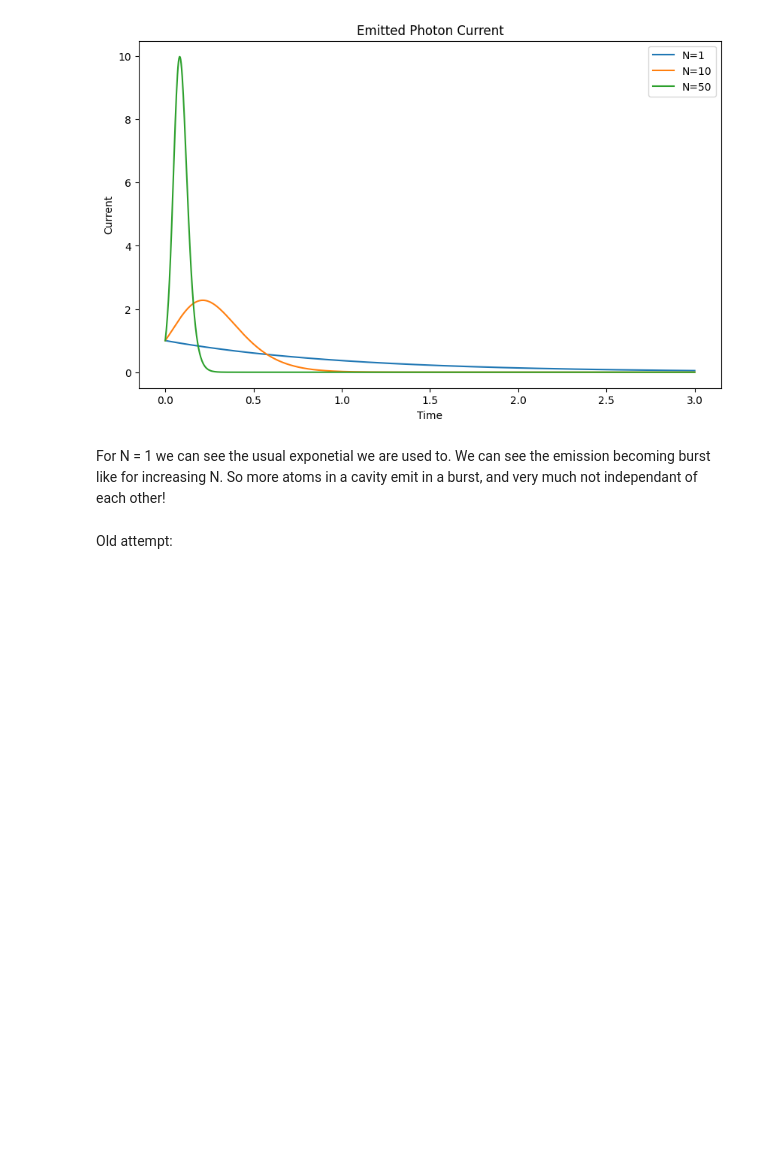
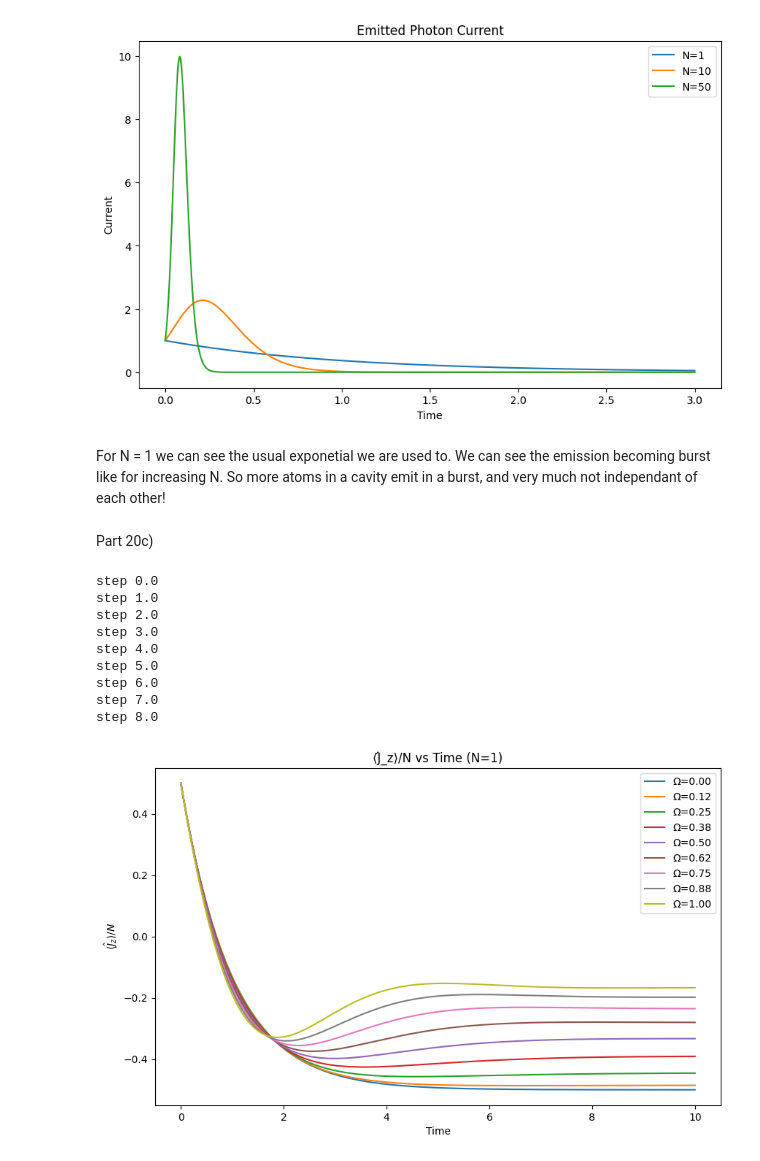
Before and after one commit to tillnem/TQO-Homework, a Jupyter notebook: Till/HA 7 TQO Till Nemolcev.ipynb, the cells around one changed output. Drawn from its saved outputs; the diff is of its cells as text; code cells hidden in the pictures; blank space fills up the shorter version.

```diff
--- a/Till/HA 7 TQO Till Nemolcev.ipynb
+++ b/Till/HA 7 TQO Till Nemolcev.ipynb
@@ -31,13 +31,13 @@ def J_plus(N):
     return diags(data, offsets=-1, shape=(dim, dim), format='csr')
 
 def J_Z(N):
-    """J_Z operator as a sparse diagonal matrix."""
+    """Jz operator as a sparse matrix."""
     m_vals = np.linspace(-N/2, N/2, N+1)
     return diags(m_vals, offsets=0, shape=(N+1, N+1), format='csr')
 
 def rho_vector_state(state):
     """Convert density matrix to vector state."""
-    return np.kron(state, state.conj()).reshape(-1, 1)
+    return np.kron(state, state.conj()).flatten()
 
 def construct_superoperator(N, Omega, gamma):
     """Construct sparse superoperator for Lindblad dynamics."""
@@ -47,11 +47,9 @@ def construct_superoperator(N, Omega, gamma):
     Jx = (Jp + Jm) / 2.0
     I = eye(dim, format='csr')
 
-
     A = kron(Jx, I, format='csr')
     B = kron(I, Jx.T, format='csr')
     H_term = -1j * Omega * N * (A - B)
-
 
     L1 = 2 * kron(Jm, Jp.T, format='csr')
     L2 = kron(Jp @ Jm, I, format='csr')
@@ -70,12 +68,13 @@ L = construct_superoperator(N, Omega, Gamma)
 
 t_span = (0, 3)
 t_eval = np.linspace(t_span[0], t_span[1], 1000)
-rho0 = rho_vector_state(init_state(N, 2)).ravel()
+rho0 = rho_vector_state(init_state(N, 2))
 
 sol = solve_ivp(lambda t, y: L @ y, t_span, rho0, t_eval=t_eval, method='BDF')
 rho_t = sol.y.real
 
 diag_indices = [i*(dim+1) for i in range(dim)]
+
 valid_state = True
 for i in range(len(t_eval)):
     diag_sum = rho_t[diag_indices, i].sum()
@@ -135,7 +134,7 @@ for N in N_vector:
     L = construct_superoperator(N, Omega, Gamma)
     JpJm = (J_plus(N) @ J_minus(N)).diagonal()
 
-    rho0 = rho_vector_state(init_state(N, N/2)).ravel()
+    rho0 = rho_vector_state(init_state(N, N/2))
 
     sol = solve_ivp(lambda t, y: L @ y, t_span, rho0, t_eval=t_eval, method='BDF')
     rho_t = sol.y.real
@@ -145,7 +144,7 @@ for N in N_vector:
 
     for i in range(len(t_eval)):
         diag_rho = rho_t[[idx for idx in diag_indices], i]
-        current[i] = np.dot(diag_rho, JpJm) * Gamma / N
+        current[i] = np.dot(diag_rho, JpJm) / N
 
     currents.append(current)
 
@@ -162,5 +161,10 @@ plt.show()
 [figure]
 # %% [markdown]
 For N = 1 we can see the usual exponetial we are used to. We can see the emission becoming burst like for increasing N. So more atoms in a cavity emit in a burst, and very much not independant of each other!
-# %% [markdown]
-Old attempt:
+# %% [markdown]
+Part 20c)
+# %%
+Omega_vals = np.linspace(0, 1, 9)
+Gamma = 1.0
+t_span_new = (0, 10)
+t_eval_new = np.linspace(*t_span_new, 1000)
@@ -166,0 +260,15 @@ Old attempt:
+# %%
+plt.figure(figsize=(10, 6))
+J_Z_plot(1, Gamma, rtol=1e-3, atol=1e-5)
+plt.show()
+# %% [output]
+step 0.0
+step 1.0
+step 2.0
+step 3.0
+step 4.0
+step 5.0
+step 6.0
+step 7.0
+step 8.0
+[figure, added]
```
Also changed, not shown: parts of 11 cells of this notebook.
